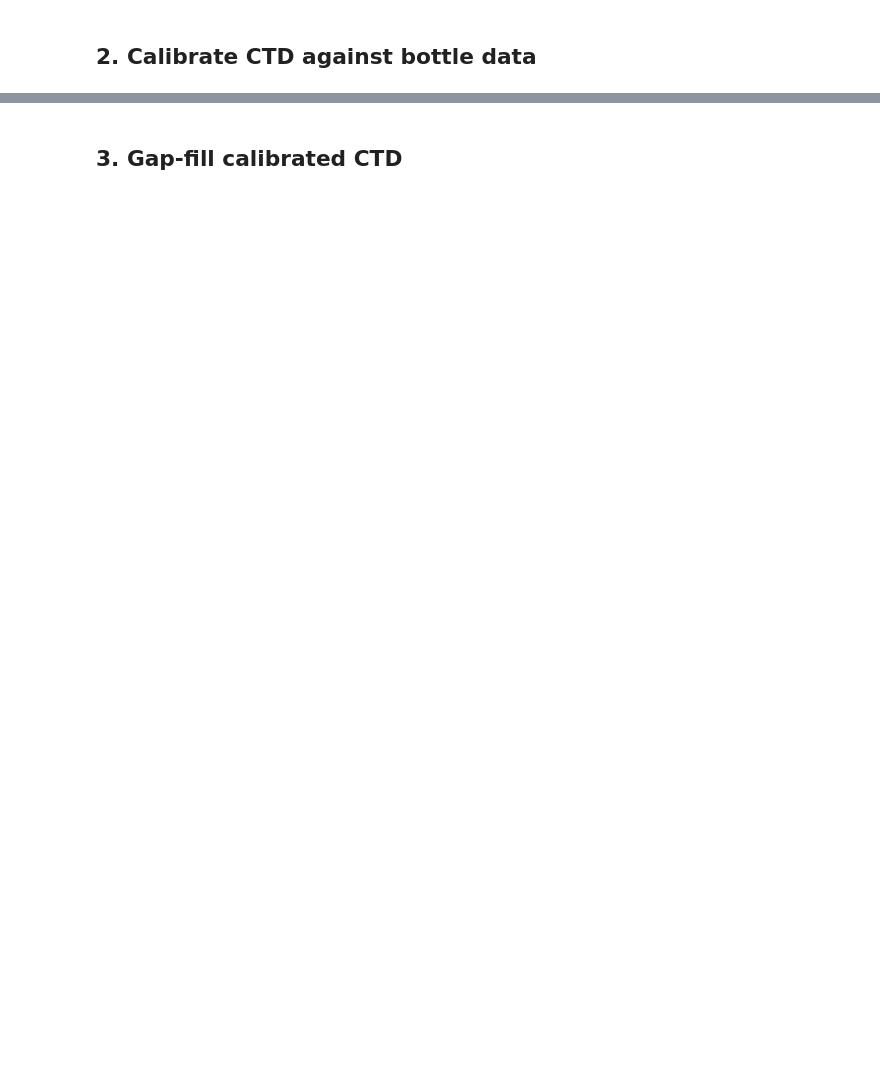
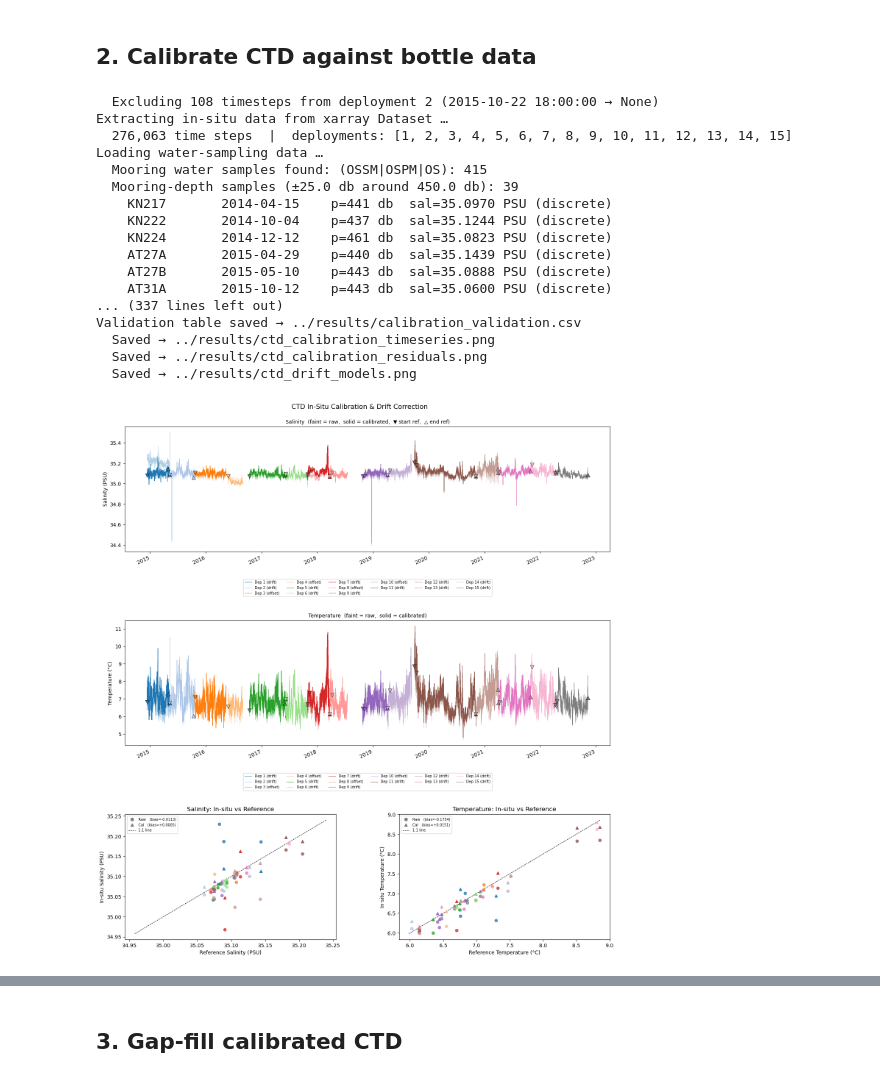
Before and after one commit to WHOIGit/ooicgsn-datasets, a Jupyter notebook: adcp/notebooks/01-process.ipynb, the cells around one changed output, grey strips where cells are left out. Cells and saved outputs as stored; diff of their text form; code cells hidden in the pictures; blank space fills up the shorter version.

```diff
--- a/adcp/notebooks/01-process.ipynb
+++ b/adcp/notebooks/01-process.ipynb
@@ -13,7 +13,7 @@ from ooi_data_explorations.qartod import gross_range, climatology
 import matplotlib.pyplot as plt
 import matplotlib.dates as mdates
 # %%
-config = yaml.safe_load(open('../config/GI01SUMO-RII11-02-ADCPSN010.yaml'))
+config = yaml.safe_load(open('../config/CP04OSPM-RII01-02-ADCPSL010.yaml'))
 refdes  = config['refdes']
 data_dir    = '../data/'
 results_dir = '../results/'
@@ -37,11 +55,33 @@ adcp
 # %%
 ctd_refdes = config['ctd_refdes']
 ctd = xr.open_dataset(f'{data_dir}{ctd_refdes}.merged.nc')
+ctd = merge.apply_data_exclusions(ctd, config.get("data_exclusions", {}).get("ctd", []))
 
 cal_ctd, corrections, stats = ctd_mod.calibrate_ctd(
     ctd,
     bottle_path=f'{data_dir}cleaned_bottle_data.csv',
     output_dir=results_dir,
+    mooring_pattern=config['mooring_pattern'],
     mooring_pressure=config['qc']['mooring_pressure'],
     mooring_pressure_window=config['qc']['mooring_pressure_window'],
+    calibration_exclusions=None,
 )
+# %% [output]
+  Excluding 108 timesteps from deployment 2 (2015-10-22 18:00:00 → None)
+Extracting in-situ data from xarray Dataset …
+  276,063 time steps  |  deployments: [1, 2, 3, 4, 5, 6, 7, 8, 9, 10, 11, 12, 13, 14, 15]
+Loading water-sampling data …
+  Mooring water samples found: (OSSM|OSPM|OS): 415
+  Mooring-depth samples (±25.0 db around 450.0 db): 39
+    KN217       2014-04-15    p=441 db  sal=35.0970 PSU (discrete)
+    KN222       2014-10-04    p=437 db  sal=35.1244 PSU (discrete)
+    KN224       2014-12-12    p=461 db  sal=35.0823 PSU (discrete)
+    AT27A       2015-04-29    p=440 db  sal=35.1439 PSU (discrete)
+    AT27B       2015-05-10    p=443 db  sal=35.0888 PSU (discrete)
+    AT31A       2015-10-12    p=443 db  sal=35.0600 PSU (discrete)
+... (337 lines left out)
+Validation table saved → ../results/calibration_validation.csv
+  Saved → ../results/ctd_calibration_timeseries.png
+  Saved → ../results/ctd_calibration_residuals.png
+  Saved → ../results/ctd_drift_models.png
+[figure, added]
```
Also changed, not shown: parts of 12 cells of this notebook, 2 other files.
